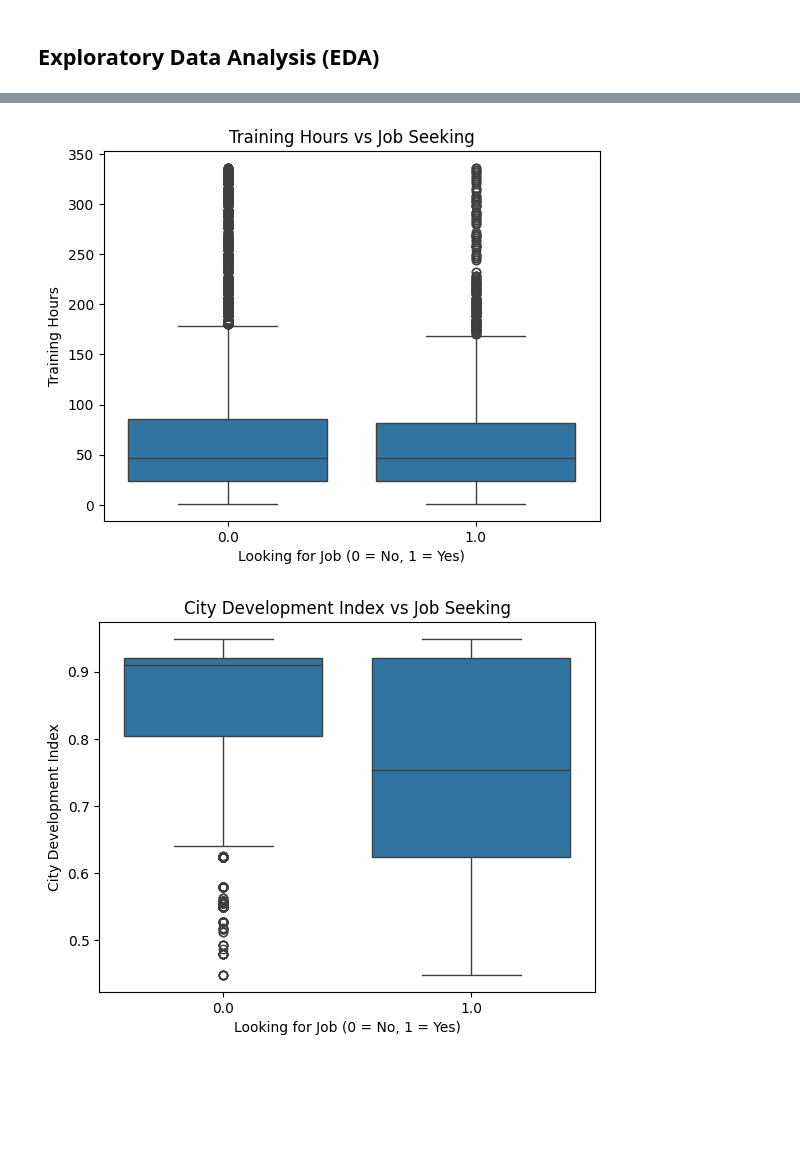
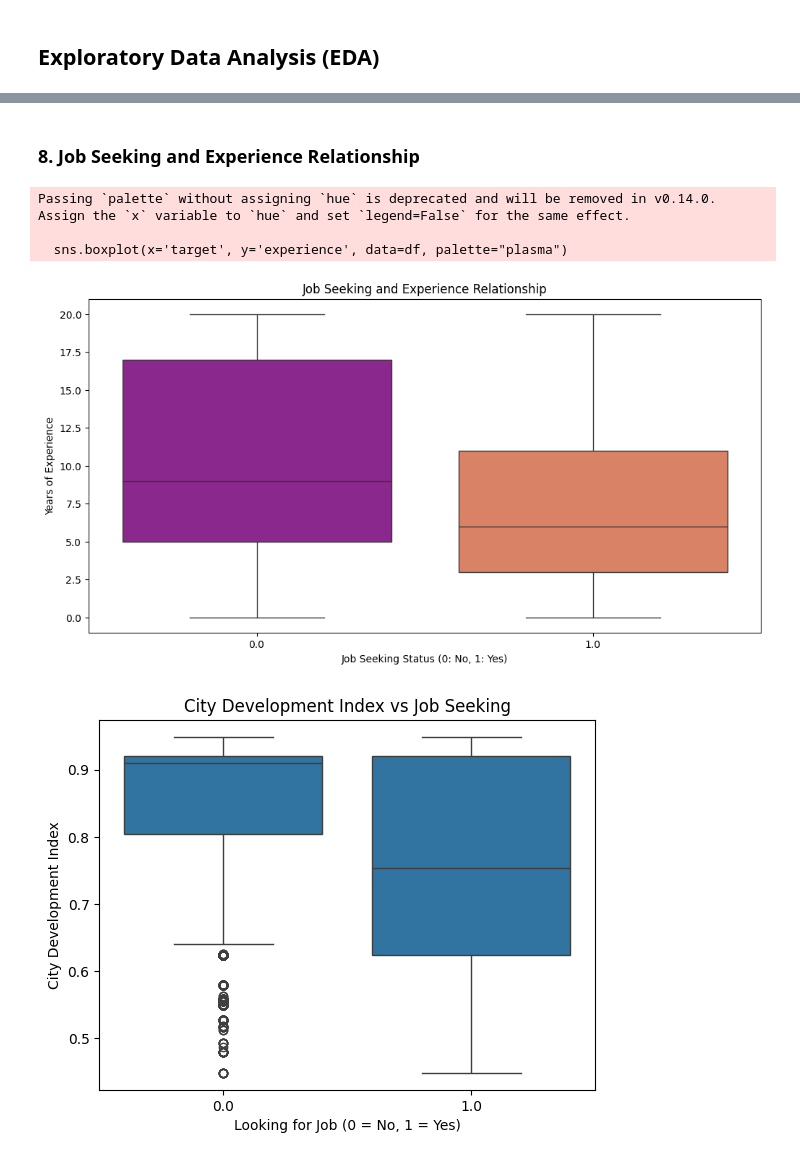
Before and after one commit to Gulcan82/Data_science_job_data_set, a Jupyter notebook: data_science.ipynb, the cells around one changed output, grey strips where cells are left out. Drawn from its saved outputs; the diff is of its cells as text; code cells hidden in the pictures; blank space fills up the shorter version.

```diff
--- a/data_science.ipynb
+++ b/data_science.ipynb
@@ -99,0 +105,2 @@ dtype: int64
+# %%
+df = df[df["gender"]!="Other"]
@@ -100,3 +109,6 @@ dtype: int64
+# %%
+df['gender'] = df['gender'].map({'Male': 1, 'Female': 0})
+df['relevent_experience'] = df['relevent_experience'].map({'Has relevent experience': 1, 'No relevent experience': 0})
 # %% [markdown]
 ##  Data Cleaning
 ### Handling missing values and incorrect formats.
@@ -156,12 +239,17 @@ plt.show()
+# %% [markdown]
+### 8. Job Seeking and Experience Relationship
 # %%
-#  Training Hours vs. Job Seeking
-sns.boxplot(data=df, x="target", y="training_hours")
-plt.title("Training Hours vs Job Seeking")
-plt.xlabel("Looking for Job (0 = No, 1 = Yes)")
-plt.ylabel("Training Hours")
+plt.figure(figsize=(12, 6))
+sns.boxplot(x='target', y='experience', data=df, palette="plasma")
+plt.title("Job Seeking and Experience Relationship")
+plt.xlabel("Job Seeking Status (0: No, 1: Yes)")
+plt.ylabel("Years of Experience")
 plt.show()
 # %% [output]
+Passing `palette` without assigning `hue` is deprecated and will be removed in v0.14.0. Assign the `x` variable to `hue` and set `legend=False` for the same effect.
+
+  sns.boxplot(x='target', y='experience', data=df, palette="plasma")
-[figure, old version]
+[figure, new version]
 # %%
 # City Development Index vs. Job Seeking
 sns.boxplot(data=df, x="target", y="city_development_index")
```
Also changed, not shown: parts of 94 cells of this notebook, 4 other files.
